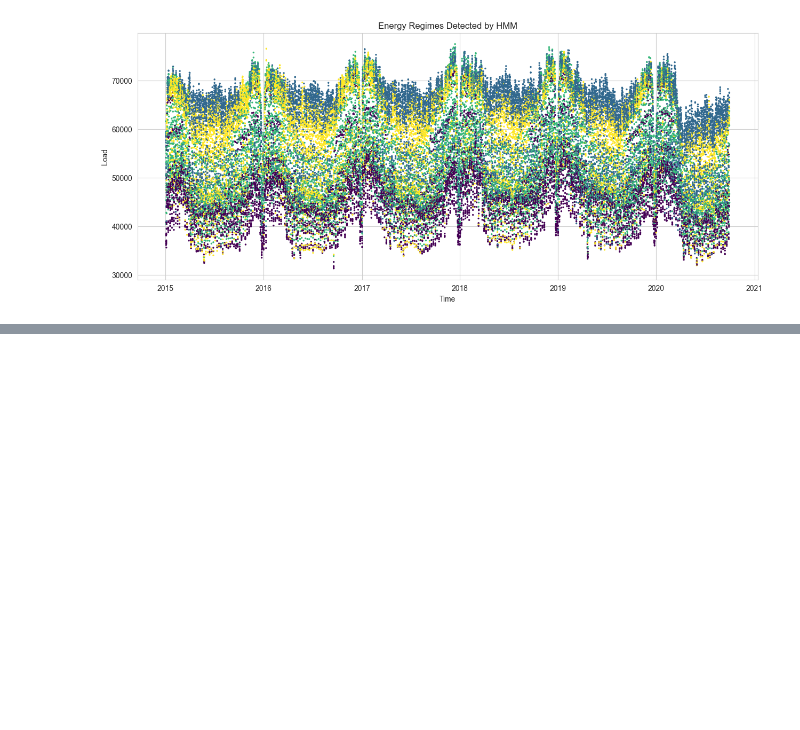
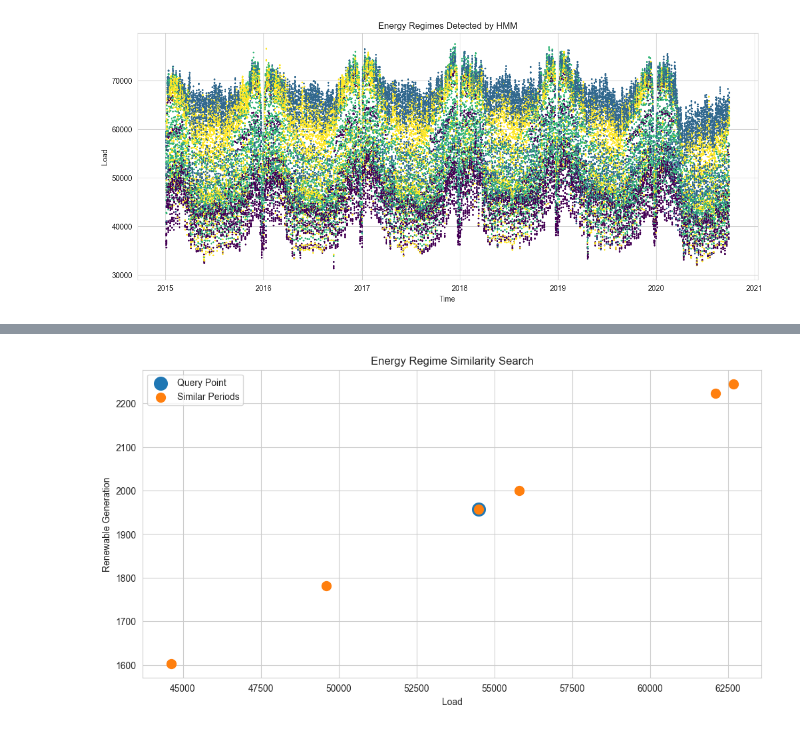
Before and after one commit to tanyabhatnagar/energy-regime-similarity-search, a Jupyter notebook: notebook/ojt.ipynb, the cells around one changed output, grey strips where cells are left out. Saved outputs shown, nothing was run; the diff lists cells and outputs as text; code cells hidden in the pictures; blank space fills up the shorter version.

```diff
--- a/notebook/ojt.ipynb
+++ b/notebook/ojt.ipynb
@@ -342,0 +380,13 @@ plt.show()
+# %%
+similarity_features = [
+    "load",
+    "solar",
+    "wind",
+    "renewable_generation",
+    "renewable_ratio",
+    "hour",
+    "day_of_week"
+]
+
+feature_vectors = df_regimes[similarity_features]
+feature_vectors.head()
@@ -342,0 +427,39 @@ plt.show()
+# %%
+import matplotlib.pyplot as plt
+
+query_index = 1000
+
+# Get similarity scores
+similarities = cosine_similarity(feature_vectors.iloc[[query_index]], feature_vectors)
+
+# Get top similar indices
+import numpy as np
+top_matches = np.argsort(similarities[0])[-6:]
+
+# Plot
+plt.figure(figsize=(12,6))
+
+# Query point
+plt.scatter(
+    df_regimes.iloc[query_index]["load"],
+    df_regimes.iloc[query_index]["renewable_generation"],
+    label="Query Point",
+    s=200
+)
+
+# Similar points
+plt.scatter(
+    df_regimes.iloc[top_matches]["load"],
+    df_regimes.iloc[top_matches]["renewable_generation"],
+    label="Similar Periods",
+    s=100
+)
+
+plt.xlabel("Load")
+plt.ylabel("Renewable Generation")
+plt.title("Energy Regime Similarity Search")
+
+plt.legend()
+plt.show()
+# %% [output]
+[figure, added]
```
Also changed, not shown: parts of 8 cells of this notebook, 30 other files.
